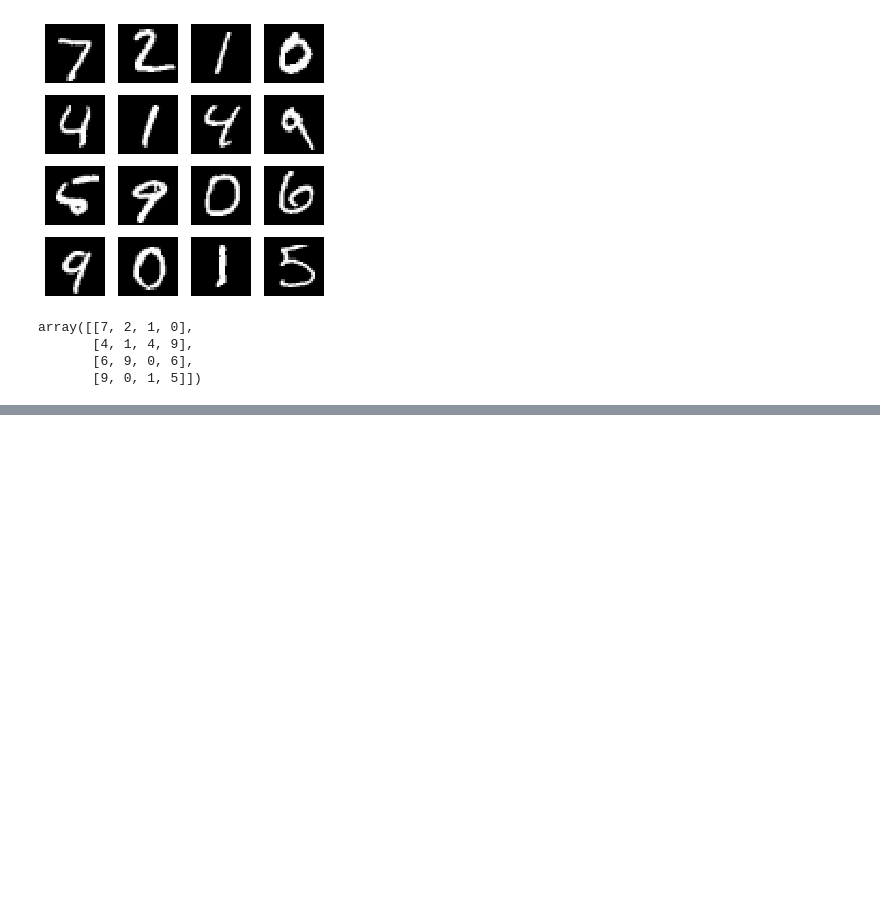
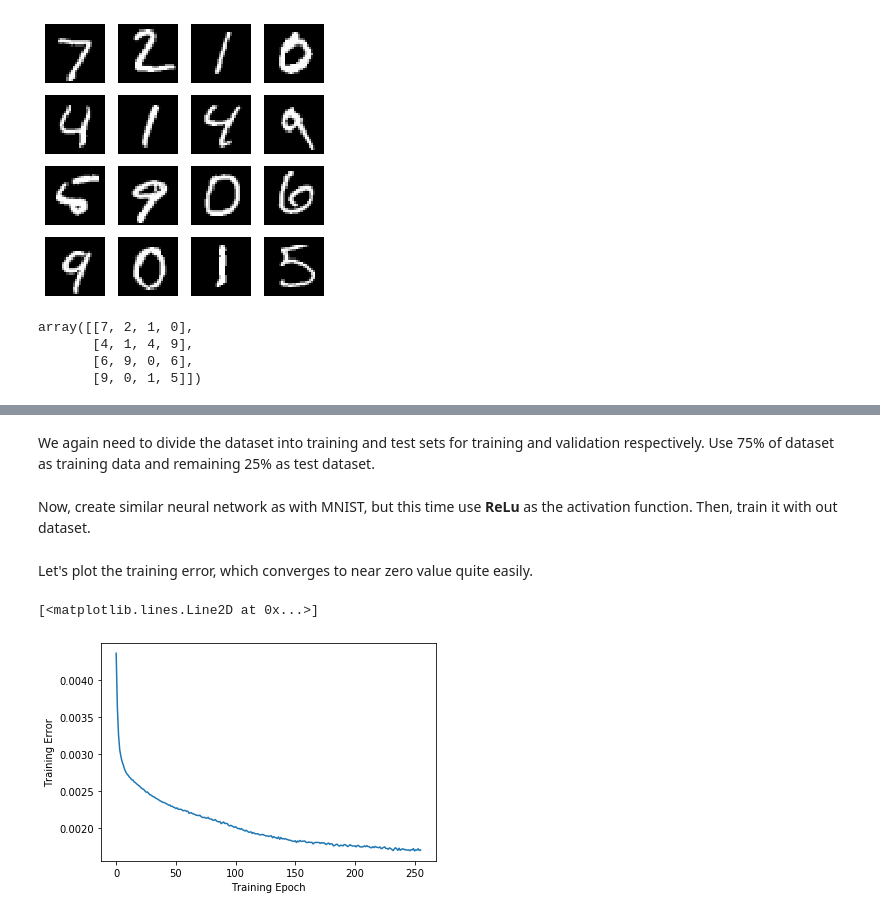
Before and after one commit to bibekdahal/deep-learning, a Jupyter notebook: hw1/Homework1.ipynb, the cells around one changed output, grey strips where cells are left out. Drawn from its saved outputs; the diff is of its cells as text; code cells hidden in the pictures; blank space fills up the shorter version.

```diff
--- a/hw1/Homework1.ipynb
+++ b/hw1/Homework1.ipynb
@@ -525,0 +573,44 @@ array([[7, 2, 1, 0],
+# %%
+rainfed = pd.read_csv('Madison_Rainfed.csv').dropna()
+irrigated = pd.read_csv('Madison_Irrigated.csv').dropna()
+
+targets = np.array([*([0] * len(rainfed)), *([1] * len(irrigated))])
+madison = pd.concat([rainfed, irrigated])
+
+madison = (madison - madison.mean()) / madison.std()
+madison = madison.values
+
+indices = np.arange(len(madison))
+np.random.shuffle(indices)
+madison = madison[indices]
+targets = targets[indices]
+# %% [markdown]
+We again need to divide the dataset into training and test sets for training and validation respectively. Use 75% of dataset as training data and remaining 25% as test dataset.
+# %%
+num_data = len(madison)
+train_size = int(0.75 * num_data)
+train_x, test_x = madison[:train_size], madison[train_size:]
+train_y, test_y = targets[:train_size], targets[train_size:]
+# %% [markdown]
+Now, create similar neural network as with MNIST, but this time use **ReLu** as the activation function. Then, train it with out dataset.
+# %%
+network = TwoLayerNeuralNetwork(
+    num_inputs=24,
+    num_hidden=16,
+    num_output=2,
+    learning_rate=0.001,
+    hidden_activation=ReLu
+)
+
+network.init_params()
+
+errors, test_errors = network.train(train_x, train_y, 256, 64, [test_x, test_y])
+# %% [markdown]
+Let's plot the training error, which converges to near zero value quite easily.
+# %%
+plt.xlabel('Training Epoch')
+plt.ylabel('Training Error')
+plt.plot(errors)
+# %% [output]
+[<matplotlib.lines.Line2D at 0x...>]
+[figure, added]
```
Also changed, not shown: parts of 35 cells of this notebook, 2 other files.
